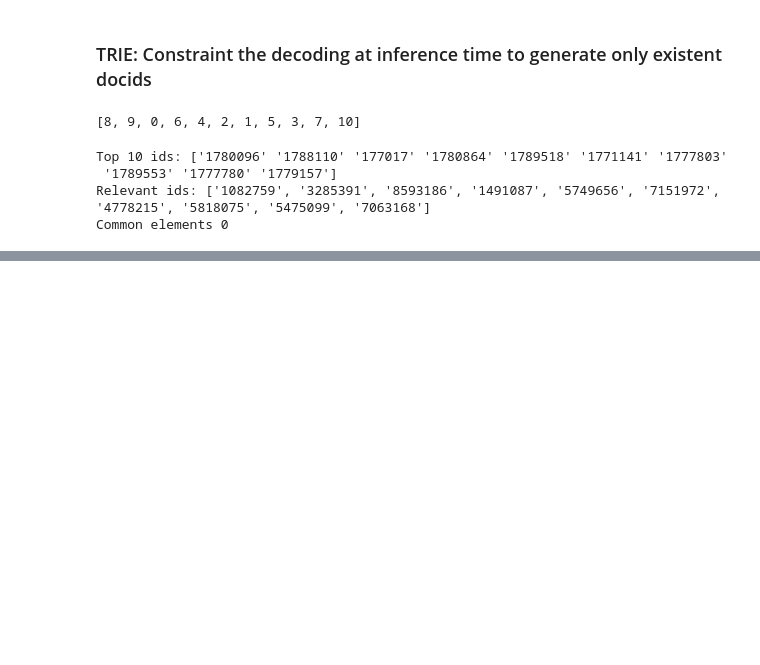
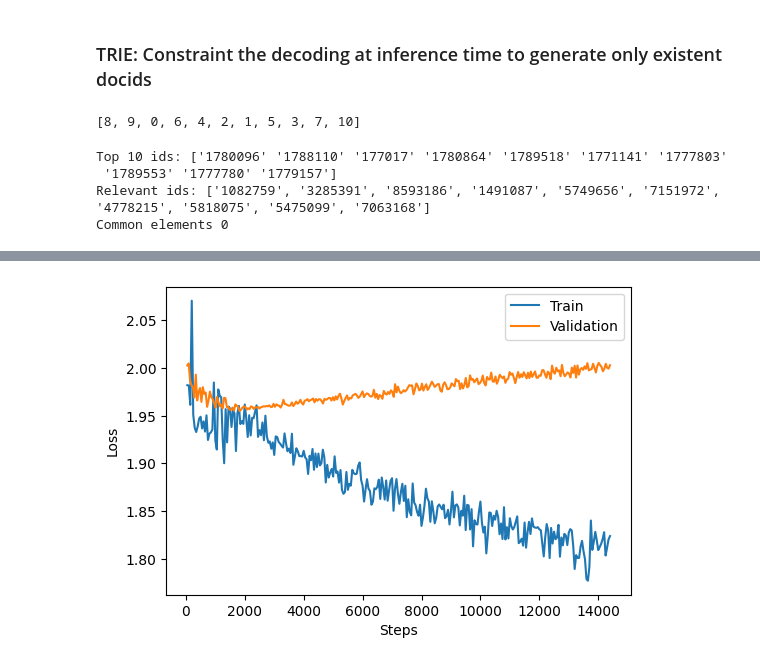
Before and after one commit to AlirezaAccelerates/IR_DSI_project, a Jupyter notebook: main.ipynb, the cells around one changed output, grey strips where cells are left out. Saved outputs shown, nothing was run; the diff lists cells and outputs as text; code cells hidden in the pictures; blank space fills up the shorter version.

```diff
--- a/main.ipynb
+++ b/main.ipynb
@@ -1051,0 +1002,5 @@ print(evaluation)
+# %%
+utils.plot_pl_logs_two(
+    './lightning_logs/version_3', 'train_loss_step', './lightning_logs/version_3', 'val_loss', './plots/retrieval')
+# %% [output]
+[figure, added]
```
Also changed, not shown: parts of 9 cells of this notebook, 1 other file.
